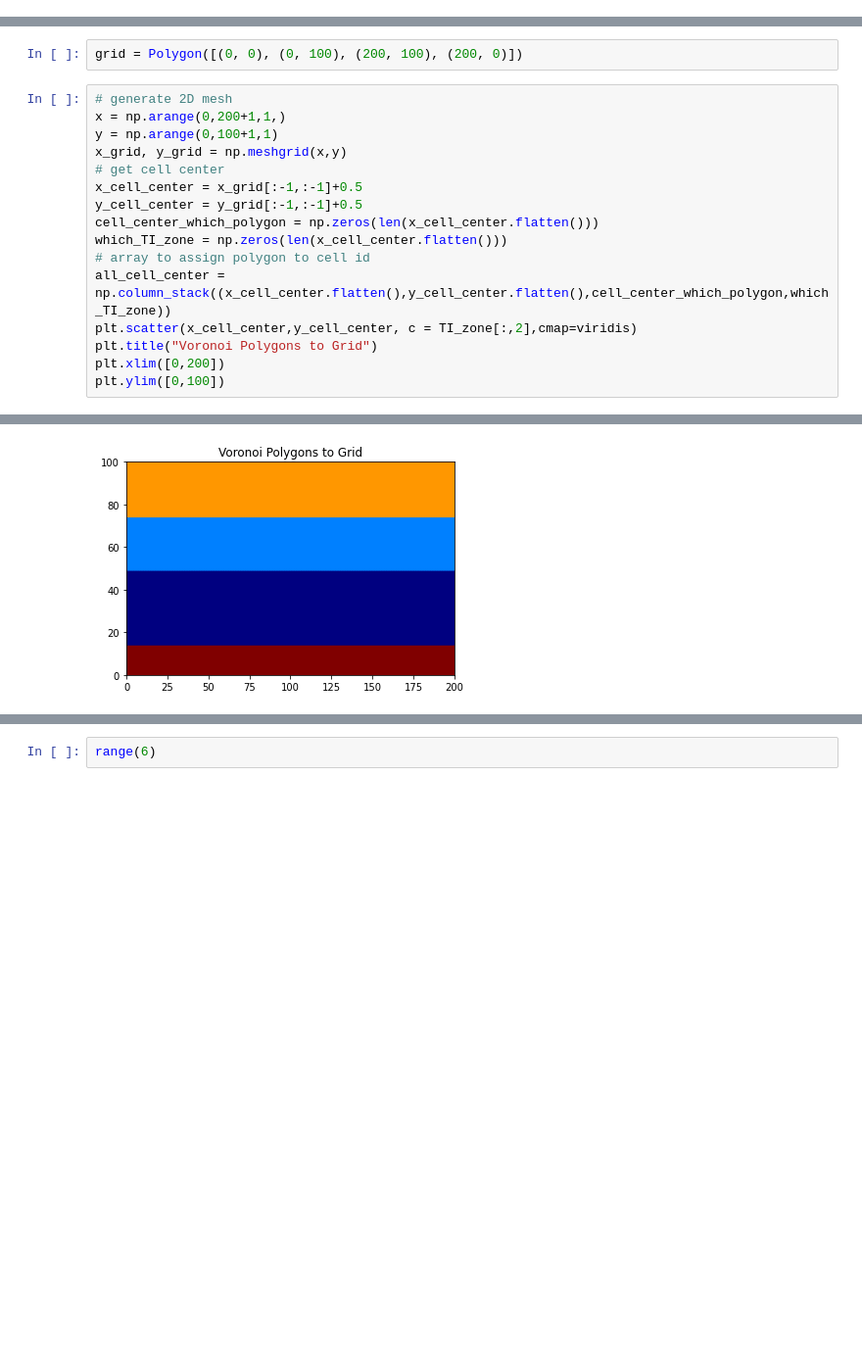
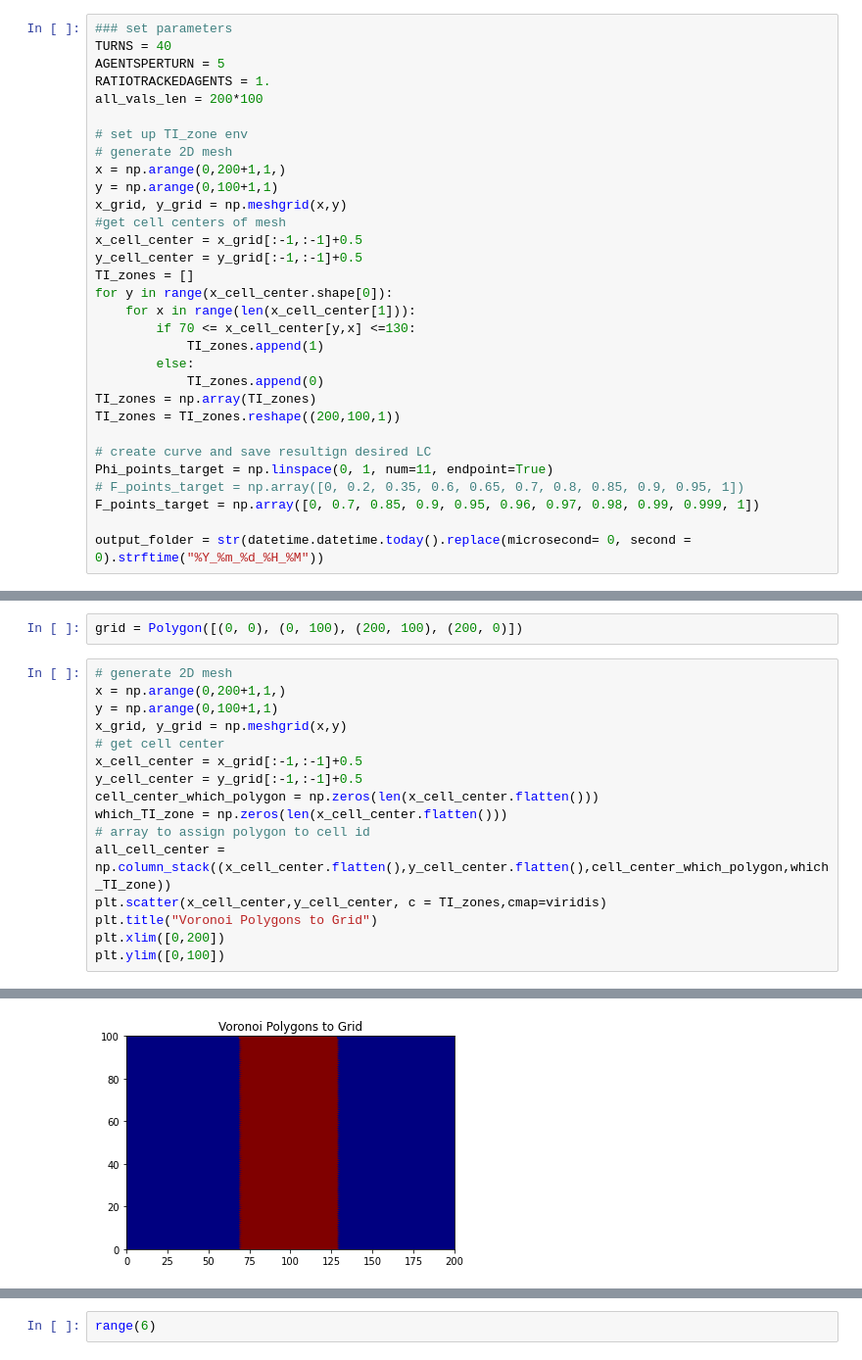
Before and after one commit to BastianSteffens/ABRM_functions, a Jupyter notebook: abm/init_ABRM.ipynb, the cells around one changed output, grey strips where cells are left out. Shown at 98% size. Saved outputs shown, nothing was run; the diff lists cells and outputs as text; blank space fills up the shorter version.

```diff
--- a/abm/init_ABRM.ipynb
+++ b/abm/init_ABRM.ipynb
@@ -78 +64,32 @@ TI_zones = TI_zone[:,2].reshape((200,100,1))
+# %%
+### set parameters
+TURNS = 40
+AGENTSPERTURN = 5
+RATIOTRACKEDAGENTS = 1.
+all_vals_len = 200*100
+
+# set up TI_zone env
+# generate 2D mesh
+x = np.arange(0,200+1,1,)
+y = np.arange(0,100+1,1)
+x_grid, y_grid = np.meshgrid(x,y)
+#get cell centers of mesh
+x_cell_center = x_grid[:-1,:-1]+0.5
+y_cell_center = y_grid[:-1,:-1]+0.5
+TI_zones = []
+for y in range(x_cell_center.shape[0]):
+    for x in range(len(x_cell_center[1])):
+        if 70 <= x_cell_center[y,x] <=130:
+            TI_zones.append(1)
+        else:
+            TI_zones.append(0)
+TI_zones = np.array(TI_zones)
+TI_zones = TI_zones.reshape((200,100,1))
+
+# create curve and save resultign desired LC
+Phi_points_target = np.linspace(0, 1, num=11, endpoint=True)
+# F_points_target = np.array([0, 0.2, 0.35, 0.6, 0.65, 0.7, 0.8, 0.85, 0.9, 0.95, 1])
+F_points_target = np.array([0, 0.7, 0.85, 0.9, 0.95, 0.96, 0.97, 0.98, 0.99, 0.999, 1])
+
+output_folder = str(datetime.datetime.today().replace(microsecond= 0, second = 0).strftime("%Y_%m_%d_%H_%M"))
 # %%
@@ -149,22 +169,22 @@ grid = Polygon([(0, 0), (0, 100), (200, 100), (200, 0)])
 # %%
 # generate 2D mesh
 x = np.arange(0,200+1,1,)
 y = np.arange(0,100+1,1)
 x_grid, y_grid = np.meshgrid(x,y)
 # get cell center
 x_cell_center = x_grid[:-1,:-1]+0.5
 y_cell_center = y_grid[:-1,:-1]+0.5
 cell_center_which_polygon = np.zeros(len(x_cell_center.flatten()))
 which_TI_zone = np.zeros(len(x_cell_center.flatten()))
 # array to assign polygon to cell id
 all_cell_center = np.column_stack((x_cell_center.flatten(),y_cell_center.flatten(),cell_center_which_polygon,which_TI_zone))
-plt.scatter(x_cell_center,y_cell_center, c = TI_zone[:,2],cmap=viridis)
+plt.scatter(x_cell_center,y_cell_center, c = TI_zones,cmap=viridis)
 plt.title("Voronoi Polygons to Grid")
 plt.xlim([0,200])
 plt.ylim([0,100])
 # %% [output]
 (0.0, 100.0)
-[figure, old version]
+[figure, new version]
 # %%
 # in what voronoi polygon do cell centers plot
 for i in range(len(all_cell_center)):
```
Also changed, not shown: parts of 15 cells of this notebook, 7 other files.
